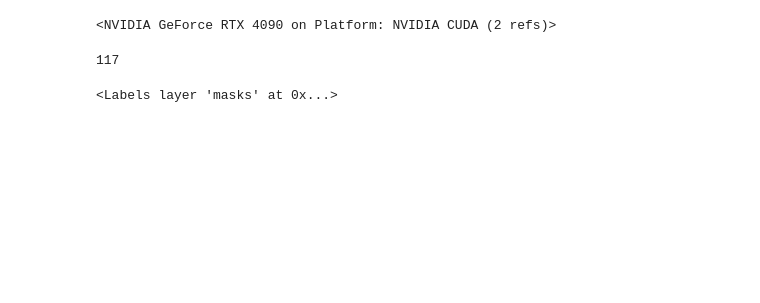
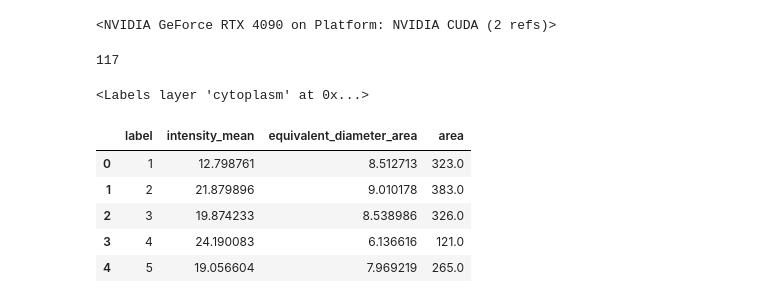
Before and after one commit to adiezsanchez/YAP_nuclear_3D_orgs, a Jupyter notebook: 2_dev_3D_Cellpose_ratio.ipynb, the cells around one changed output. Cells and saved outputs as stored; diff of their text form; code cells hidden in the pictures; blank space fills up the shorter version.

Commit message:
Extract intensities from nuclei and cytoplasm labels

```diff
--- a/2_dev_3D_Cellpose_ratio.ipynb
+++ b/2_dev_3D_Cellpose_ratio.ipynb
@@ -60,12 +60,12 @@ bcat_stack = img[3, :, ::slicing_factor, ::slicing_factor]
 # Extract x,y,z scaling from .czi file metadata in order to make data isotropic
 scaling_x_um, scaling_y_um, scaling_z_um = extract_scaling_metadata(file_path)
 
-# Resample nuclei stack for Cellpose prediction
+# Resample nuclei stack and remove noise prior to Cellpose prediction
 resampled_nuclei = cle.scale(nuclei_stack, factor_x=scaling_x_um, factor_y=scaling_y_um, factor_z=scaling_z_um, auto_size=True)
 background_subtracted = cle.top_hat_box(resampled_nuclei, radius_x=5, radius_y=5, radius_z=5)
 
 # Pull OCL arrays from GPU memory and transform into numpy arrays to be fed into Cellpose
-processed_nuclei = cle.pull(resampled_nuclei)
+processed_nuclei = cle.pull(background_subtracted)
 del background_subtracted
 
 # Apply Contrast Stretching to improve Cellpose detection of overly bright nuclei
@@ -80,14 +115,35 @@ masks, flows, styles, diams = model.eval(nuclei_rescaled, diameter=10, channels=
 # %%
-# Resample stacks for visualization
-resampled_yap = cle.scale(yap_stack, factor_x=scaling_x_um, factor_y=scaling_y_um, factor_z=scaling_z_um, auto_size=True)
-resampled_bcat = cle.scale(bcat_stack, factor_x=scaling_x_um, factor_y=scaling_y_um, factor_z=scaling_z_um, auto_size=True)
+# Resample YAP and B-catenin stacks for visualization
+resampled_yap_gpu = cle.scale(yap_stack, factor_x=scaling_x_um, factor_y=scaling_y_um, factor_z=scaling_z_um, auto_size=True)
+resampled_bcat_gpu = cle.scale(bcat_stack, factor_x=scaling_x_um, factor_y=scaling_y_um, factor_z=scaling_z_um, auto_size=True)
+
+# Pull OCL array from GPU to feed into regionprops as intensity_image afterwards
+resampled_yap = cle.pull(resampled_yap_gpu)
 # %%
 # Initialize Napari viewer to display segmentation results
 viewer = napari.Viewer(ndisplay=2)
 
 viewer.add_image(processed_nuclei)
-viewer.add_image(resampled_yap)
-viewer.add_image(resampled_bcat)
+viewer.add_image(resampled_yap_gpu)
+viewer.add_image(resampled_bcat_gpu)
 viewer.add_labels(masks)
+viewer.add_labels(filtered_nuclei)
+viewer.add_labels(cytoplasm)
 # %% [output]
-<Labels layer 'masks' at 0x...>
+<Labels layer 'cytoplasm' at 0x...>
+# %%
+#TODO: Extract regionprops from filtered nuclei and generated-cytoplasm labels
+props_nuclei = regionprops_table(label_image=filtered_nuclei, intensity_image=resampled_yap, properties=["label", "intensity_mean", "equivalent_diameter_area", "area"])
+props_cytoplasm = regionprops_table(label_image=cytoplasm, intensity_image=resampled_yap, properties=["label", "intensity_mean"])
+
+df_nuclei = pd.DataFrame(props_nuclei)
+df_cytoplasm = pd.DataFrame(props_cytoplasm)
+# %%
+df_nuclei.head()
+# %% [output]
+|  | label | intensity_mean | equivalent_diameter_area | area |
+| 0 | 1 | 12.798761 | 8.512713 | 323.0 |
+| 1 | 2 | 21.879896 | 9.010178 | 383.0 |
+| 2 | 3 | 19.874233 | 8.538986 | 326.0 |
+| 3 | 4 | 24.190083 | 6.136616 | 121.0 |
+| 4 | 5 | 19.056604 | 7.969219 | 265.0 |
```
Also changed, not shown: parts of 7 cells of this notebook.
